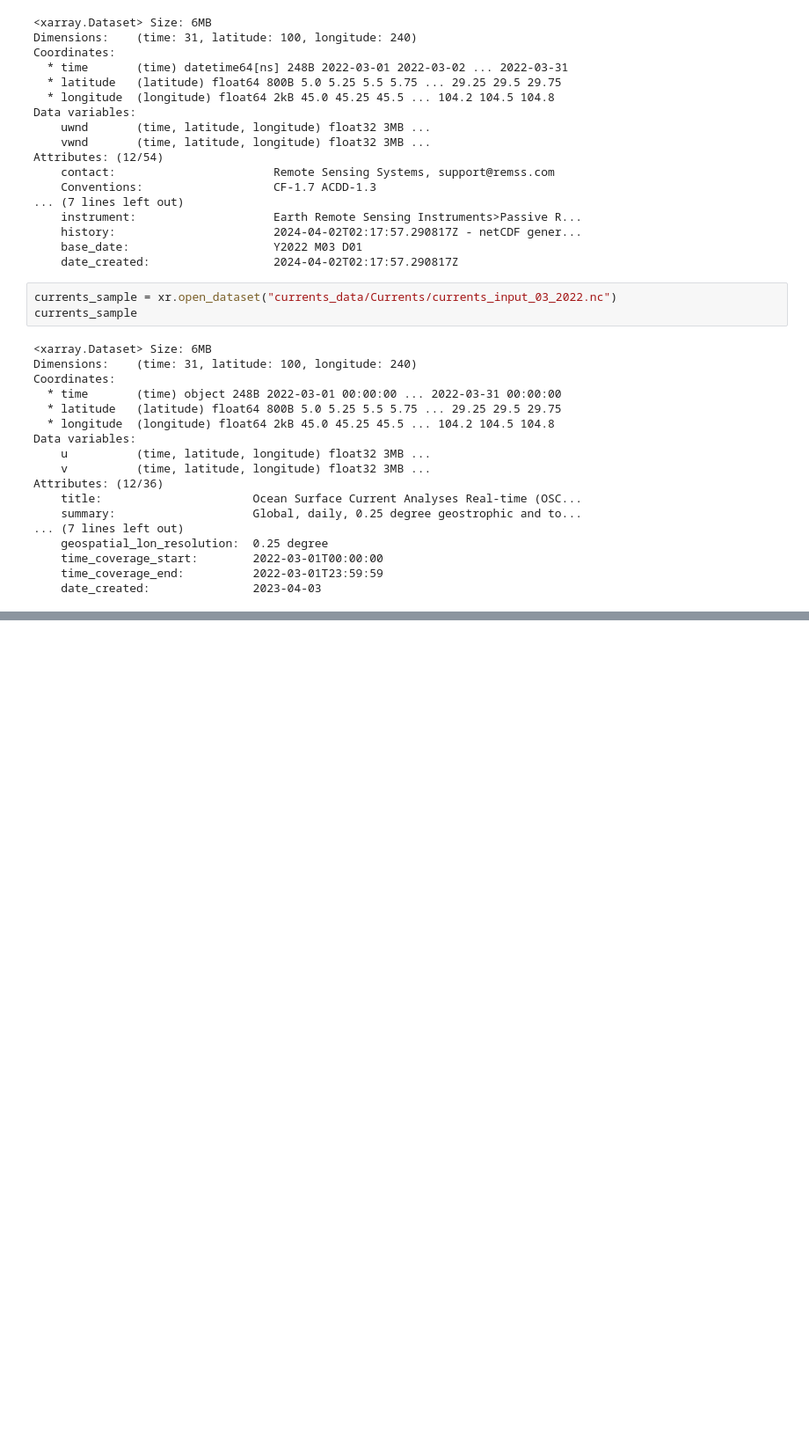
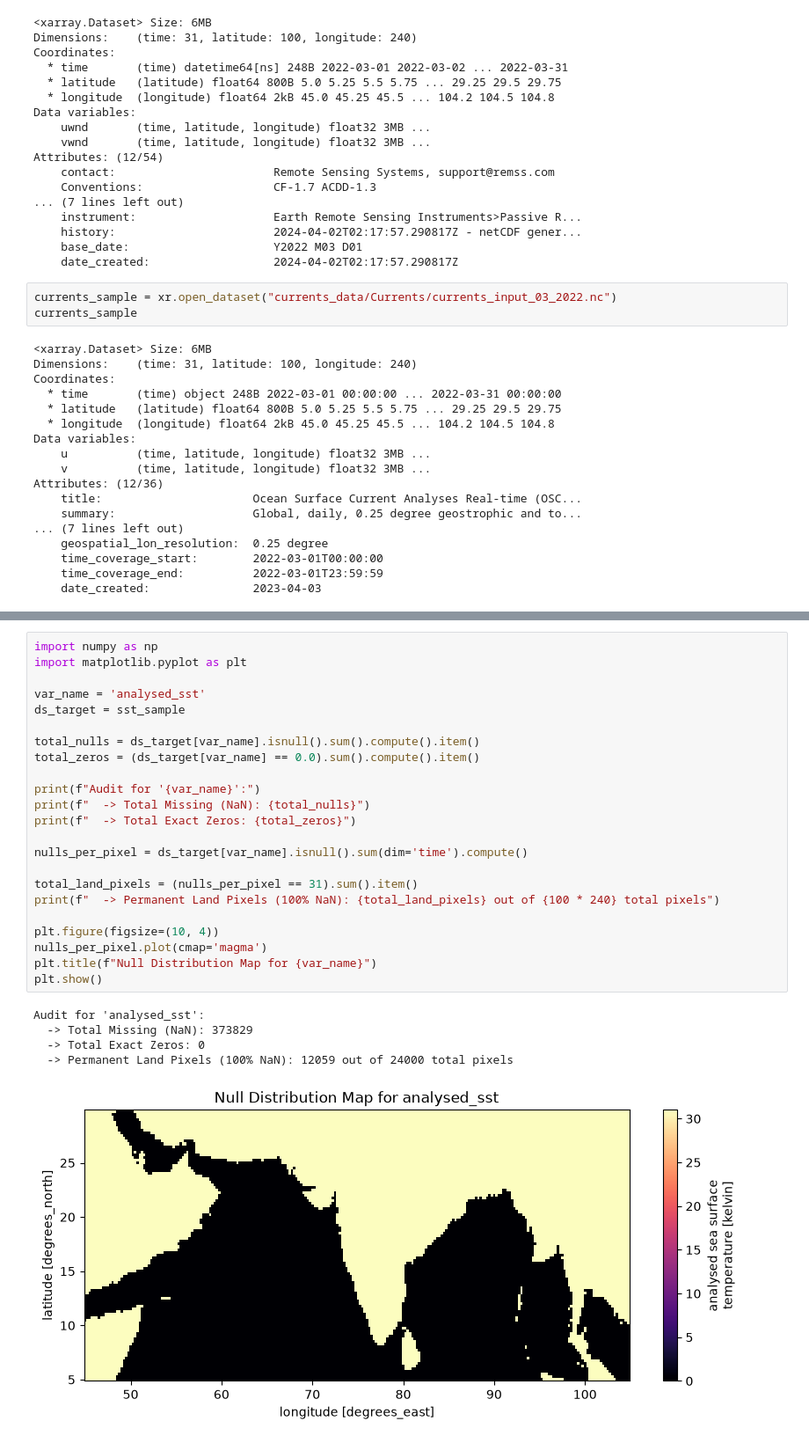
Before and after one commit to ShreyData/OceanEmbed, a Jupyter notebook: Data/data_prep.ipynb, the cells around one changed output, grey strips where cells are left out. Shown at 88% size. Saved outputs shown, nothing was run; the diff lists cells and outputs as text; blank space fills up the shorter version.

Commit message:
Currents Data change(null-zero)

```diff
--- a/Data/data_prep.ipynb
+++ b/Data/data_prep.ipynb
@@ -128,0 +377,29 @@ Attributes: (12/36)
+# %%
+import numpy as np
+import matplotlib.pyplot as plt
+
+var_name = 'analysed_sst'
+ds_target = sst_sample
+
+total_nulls = ds_target[var_name].isnull().sum().compute().item()
+total_zeros = (ds_target[var_name] == 0.0).sum().compute().item()
+
+print(f"Audit for '{var_name}':")
+print(f"  -> Total Missing (NaN): {total_nulls}")
+print(f"  -> Total Exact Zeros: {total_zeros}")
+
+nulls_per_pixel = ds_target[var_name].isnull().sum(dim='time').compute()
+
+total_land_pixels = (nulls_per_pixel == 31).sum().item()
+print(f"  -> Permanent Land Pixels (100% NaN): {total_land_pixels} out of {100 * 240} total pixels")
+
+plt.figure(figsize=(10, 4))
+nulls_per_pixel.plot(cmap='magma')
+plt.title(f"Null Distribution Map for {var_name}")
+plt.show()
+# %% [output]
+Audit for 'analysed_sst':
+  -> Total Missing (NaN): 373829
+  -> Total Exact Zeros: 0
+  -> Permanent Land Pixels (100% NaN): 12059 out of 24000 total pixels
+[figure, added]
```
Also changed, not shown: parts of 11 cells of this notebook, 2 other files.
